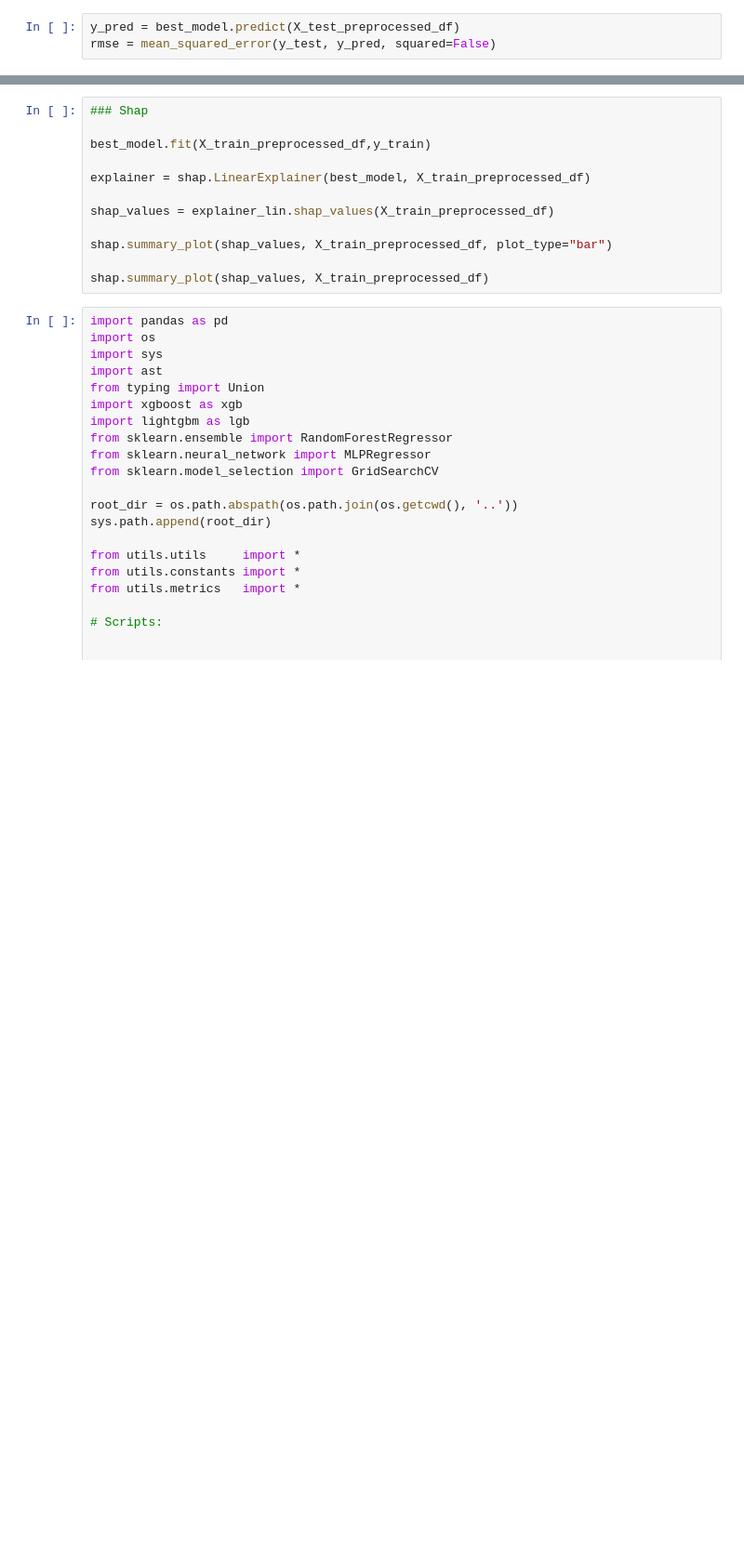
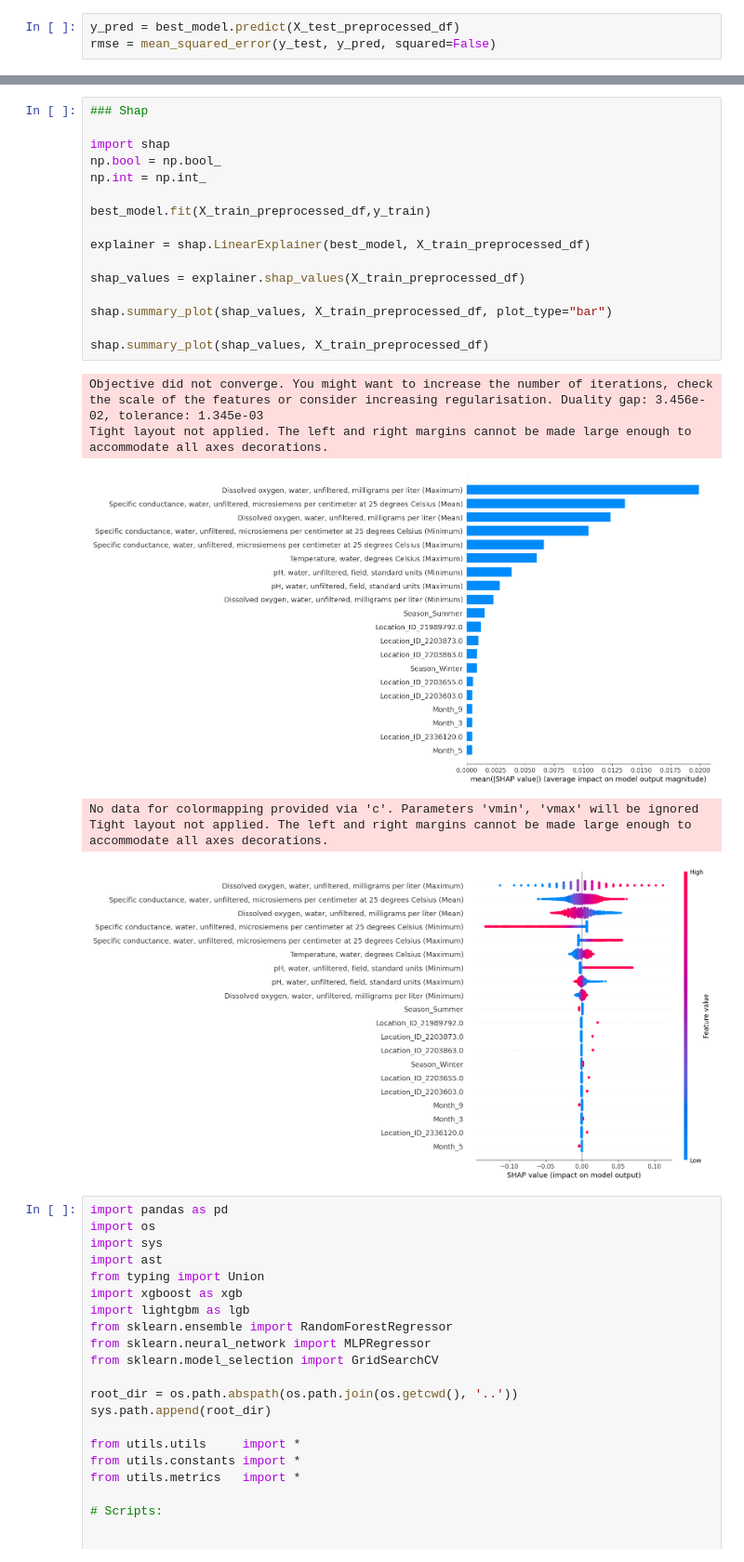
Before and after one commit to YinpuLi/water-quality-prediction, a Jupyter notebook: notebooks/_elasticNet_from_Mao.ipynb, the cells around one changed output, grey strips where cells are left out. Shown at 93% size. Cells and saved outputs as stored; diff of their text form; blank space fills up the shorter version.

```diff
--- a/notebooks/_elasticNet_from_Mao.ipynb
+++ b/notebooks/_elasticNet_from_Mao.ipynb
@@ -114,15 +125,26 @@ rmse = mean_squared_error(y_test, y_pred, squared=False)
 # %%
 ### Shap
+
+import shap
+np.bool = np.bool_
+np.int = np.int_
 
 best_model.fit(X_train_preprocessed_df,y_train)
 
 explainer = shap.LinearExplainer(best_model, X_train_preprocessed_df)
 
-shap_values = explainer_lin.shap_values(X_train_preprocessed_df)
+shap_values = explainer.shap_values(X_train_preprocessed_df)
 
 shap.summary_plot(shap_values, X_train_preprocessed_df, plot_type="bar")
 
 shap.summary_plot(shap_values, X_train_preprocessed_df)
+# %% [output]
+Objective did not converge. You might want to increase the number of iterations, check the scale of the features or consider increasing regularisation. Duality gap: 3.456e-02, tolerance: 1.345e-03
+Tight layout not applied. The left and right margins cannot be made large enough to accommodate all axes decorations.
+[figure, added]
+No data for colormapping provided via 'c'. Parameters 'vmin', 'vmax' will be ignored
+Tight layout not applied. The left and right margins cannot be made large enough to accommodate all axes decorations.
+[figure, added]
 # %%
 import pandas as pd
 import os
```
Also changed, not shown: parts of 6 cells of this notebook.
